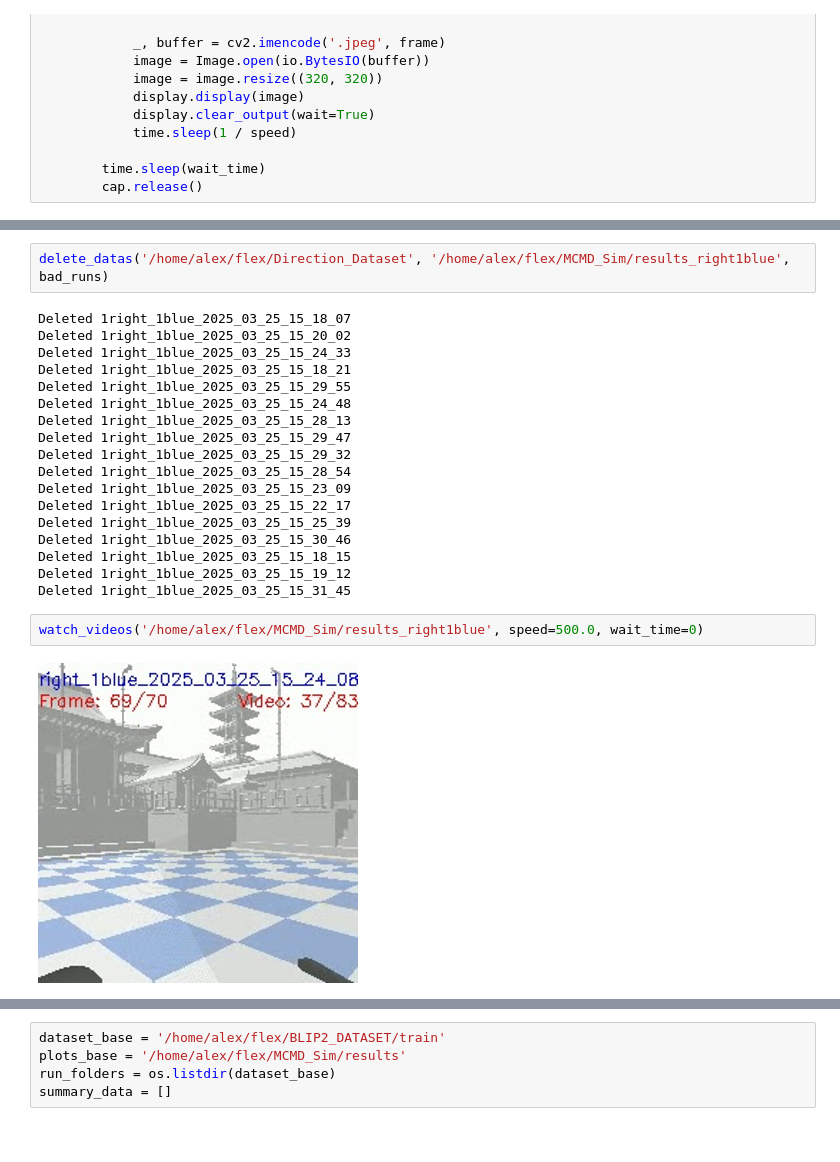
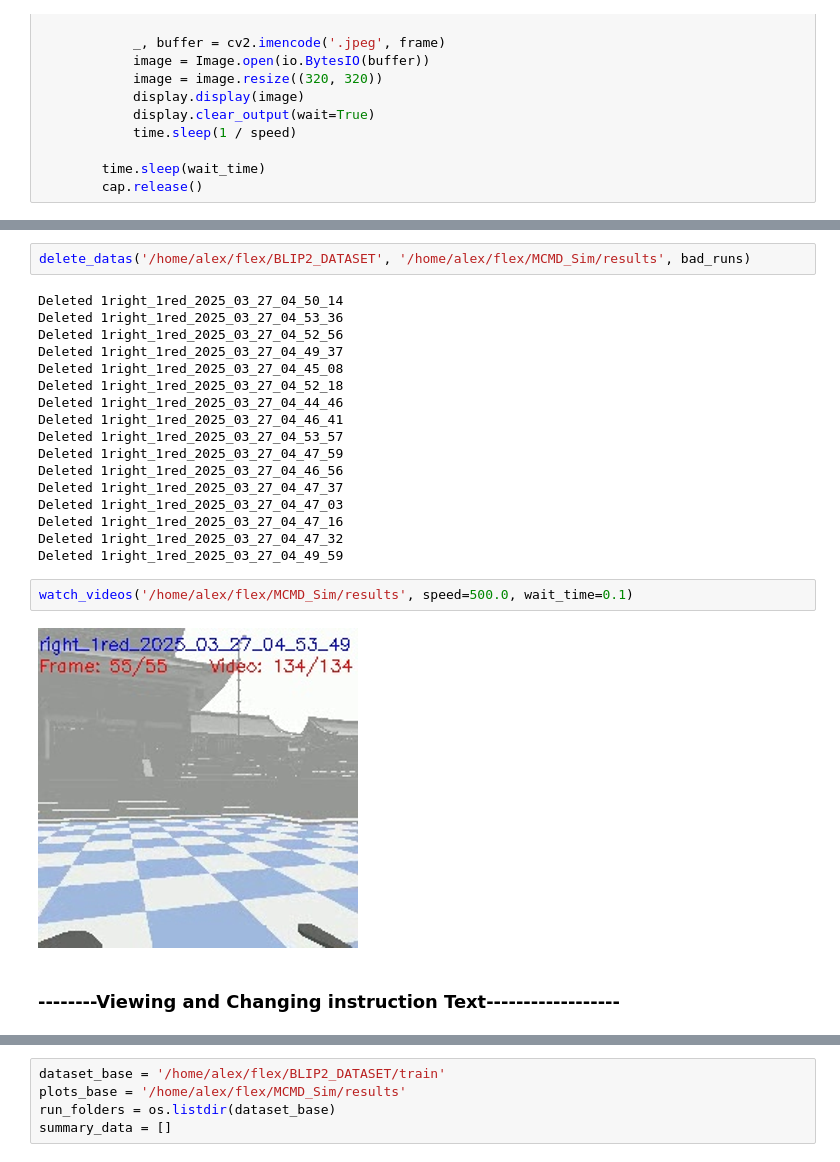
Before and after one commit to makramchahine/flex, a Jupyter notebook: MCMD_Sim/data_analysis.ipynb, the cells around one changed output, grey strips where cells are left out. Saved outputs shown, nothing was run; the diff lists cells and outputs as text.

```diff
--- a/MCMD_Sim/data_analysis.ipynb
+++ b/MCMD_Sim/data_analysis.ipynb
@@ -103,24 +89,25 @@ bad_runs
 # %%
-delete_datas('/home/alex/flex/Direction_Dataset', '/home/alex/flex/MCMD_Sim/results_right1blue', bad_runs)
+delete_datas('/home/alex/flex/BLIP2_DATASET', '/home/alex/flex/MCMD_Sim/results', bad_runs)
 # %% [output]
-Deleted 1right_1blue_2025_03_25_15_18_07
-Deleted 1right_1blue_2025_03_25_15_20_02
-Deleted 1right_1blue_2025_03_25_15_24_33
-Deleted 1right_1blue_2025_03_25_15_18_21
-Deleted 1right_1blue_2025_03_25_15_29_55
-Deleted 1right_1blue_2025_03_25_15_24_48
-Deleted 1right_1blue_2025_03_25_15_28_13
-Deleted 1right_1blue_2025_03_25_15_29_47
-Deleted 1right_1blue_2025_03_25_15_29_32
-Deleted 1right_1blue_2025_03_25_15_28_54
-Deleted 1right_1blue_2025_03_25_15_23_09
-Deleted 1right_1blue_2025_03_25_15_22_17
-Deleted 1right_1blue_2025_03_25_15_25_39
-Deleted 1right_1blue_2025_03_25_15_30_46
-Deleted 1right_1blue_2025_03_25_15_18_15
-Deleted 1right_1blue_2025_03_25_15_19_12
-Deleted 1right_1blue_2025_03_25_15_31_45
+Deleted 1right_1red_2025_03_27_04_50_14
+Deleted 1right_1red_2025_03_27_04_53_36
+Deleted 1right_1red_2025_03_27_04_52_56
+Deleted 1right_1red_2025_03_27_04_49_37
+Deleted 1right_1red_2025_03_27_04_45_08
+Deleted 1right_1red_2025_03_27_04_52_18
+Deleted 1right_1red_2025_03_27_04_44_46
+Deleted 1right_1red_2025_03_27_04_46_41
+Deleted 1right_1red_2025_03_27_04_53_57
+Deleted 1right_1red_2025_03_27_04_47_59
+Deleted 1right_1red_2025_03_27_04_46_56
+Deleted 1right_1red_2025_03_27_04_47_37
+Deleted 1right_1red_2025_03_27_04_47_03
+Deleted 1right_1red_2025_03_27_04_47_16
+Deleted 1right_1red_2025_03_27_04_47_32
+Deleted 1right_1red_2025_03_27_04_49_59
 # %%
-watch_videos('/home/alex/flex/MCMD_Sim/results_right1blue', speed=500.0, wait_time=0)
+watch_videos('/home/alex/flex/MCMD_Sim/results', speed=500.0, wait_time=0.1)
 # %% [output]
-[figure, old version]
+[figure, new version]
+# %% [markdown]
+### --------Viewing and Changing instruction Text------------------
```
Also changed, not shown: parts of 10 cells of this notebook, 8 other files.
